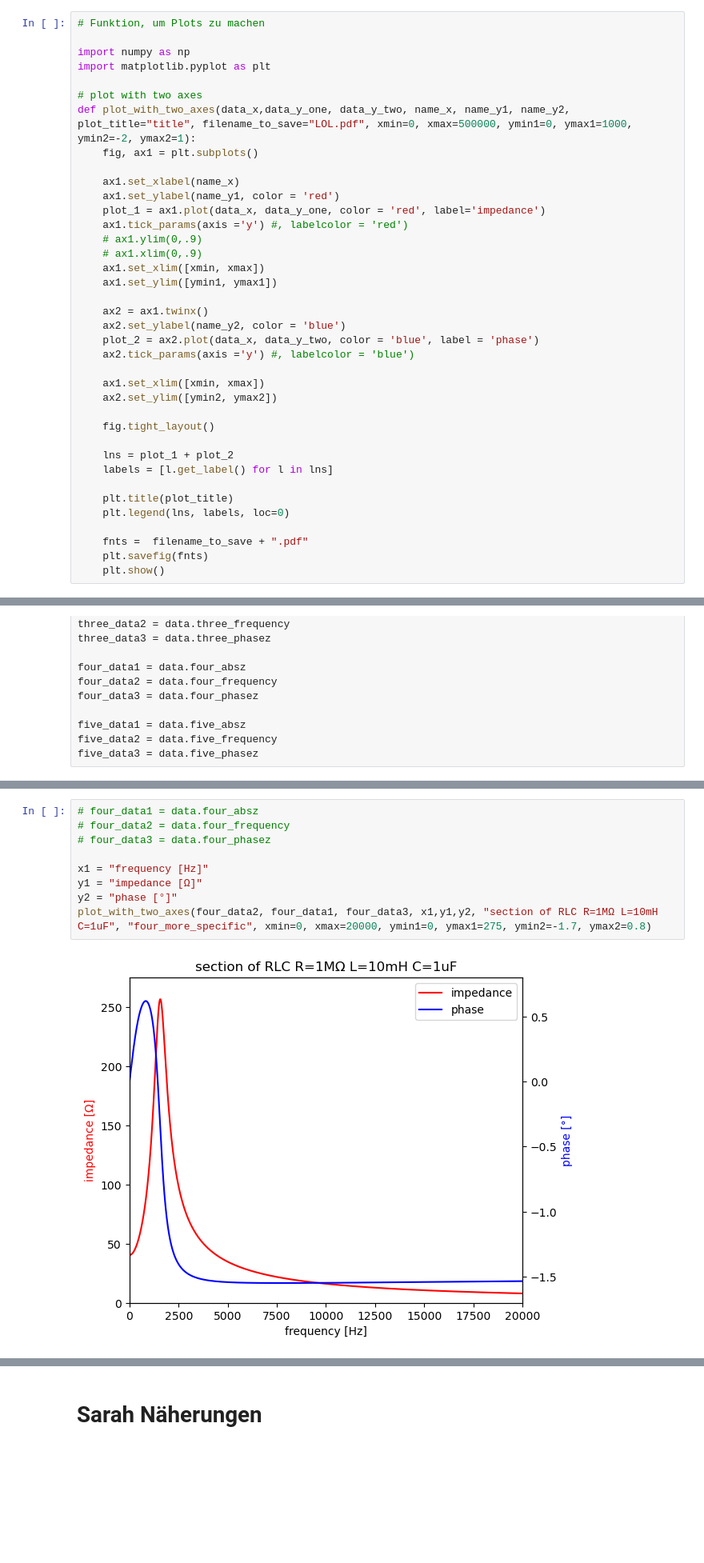
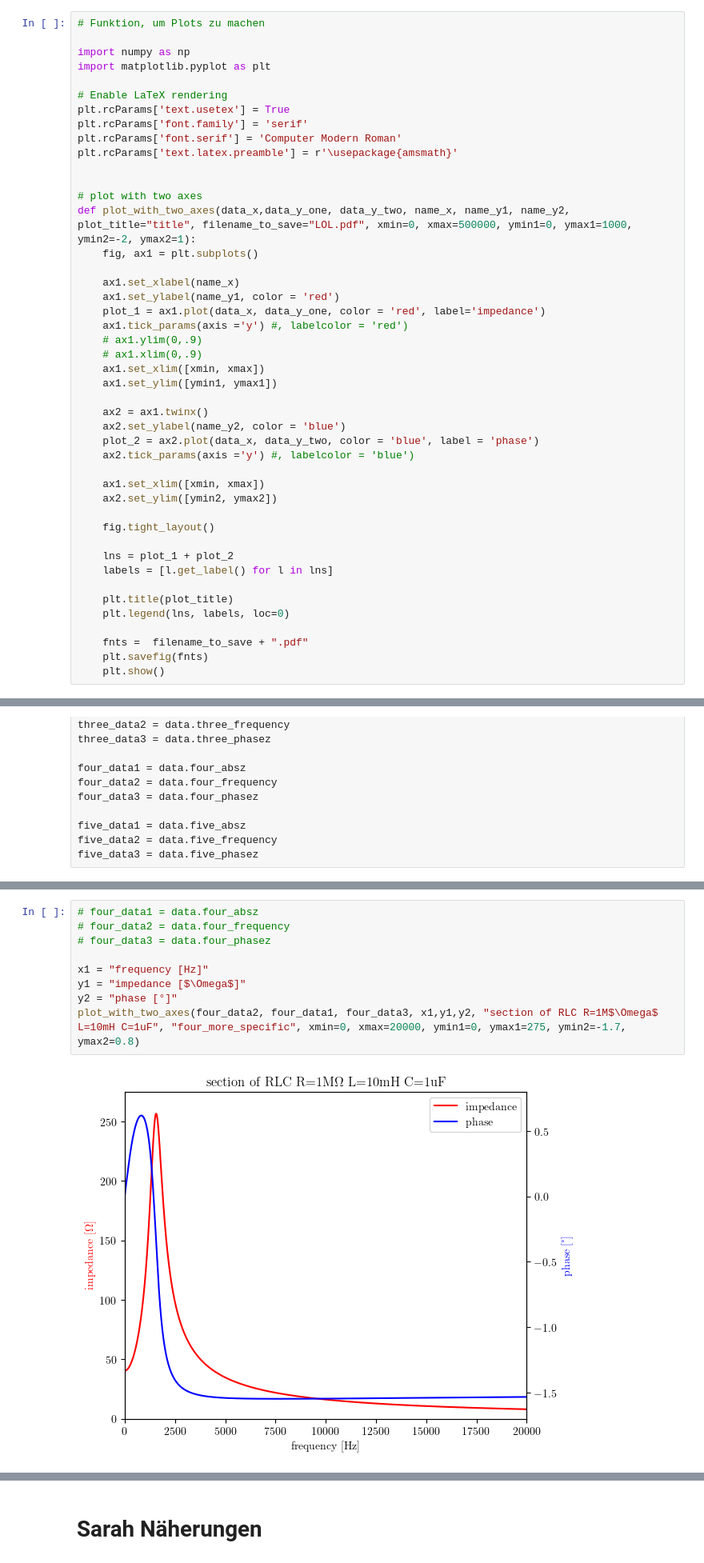
Before and after one commit to gravity225/impedanz, a Jupyter notebook: impedanz.ipynb, the cells around one changed output, grey strips where cells are left out. Shown: that part at 80% size. Saved outputs shown, nothing was run; the diff lists cells and outputs as text; blank space fills up the shorter version.

Commit message:
latex font implementation

```diff
--- a/impedanz.ipynb
+++ b/impedanz.ipynb
@@ -74,6 +74,13 @@ data = pd.read_csv("impedanz_data.csv")
 
 import numpy as np
 import matplotlib.pyplot as plt
+
+# Enable LaTeX rendering
+plt.rcParams['text.usetex'] = True
+plt.rcParams['font.family'] = 'serif'
+plt.rcParams['font.serif'] = 'Computer Modern Roman'
+plt.rcParams['text.latex.preamble'] = r'\usepackage{amsmath}'
+
 
 # plot with two axes
 def plot_with_two_axes(data_x,data_y_one, data_y_two, name_x, name_y1, name_y2, plot_title="title", filename_to_save="LOL.pdf", xmin=0, xmax=500000, ymin1=0, ymax1=1000, ymin2=-2, ymax2=1):
@@ -210,14 +217,14 @@ plot_with_two_axes(four_data2, four_data1, four_data3, x1,y1,y2, "RLC R=1MΩ L=1
 # %%
 # four_data1 = data.four_absz
 # four_data2 = data.four_frequency
 # four_data3 = data.four_phasez
 
 x1 = "frequency [Hz]"
-y1 = "impedance [Ω]"
+y1 = "impedance [$\Omega$]"
 y2 = "phase [°]"
-plot_with_two_axes(four_data2, four_data1, four_data3, x1,y1,y2, "section of RLC R=1MΩ L=10mH C=1uF", "four_more_specific", xmin=0, xmax=20000, ymin1=0, ymax1=275, ymin2=-1.7, ymax2=0.8)
+plot_with_two_axes(four_data2, four_data1, four_data3, x1,y1,y2, "section of RLC R=1M$\Omega$ L=10mH C=1uF", "four_more_specific", xmin=0, xmax=20000, ymin1=0, ymax1=275, ymin2=-1.7, ymax2=0.8)
 # %% [output]
-[figure, old version]
+[figure, new version]
 # %%
 # five_data1 = data.five_absz
 # five_data2 = data.five_frequency
```
Also changed, not shown: parts of 14 cells of this notebook.
